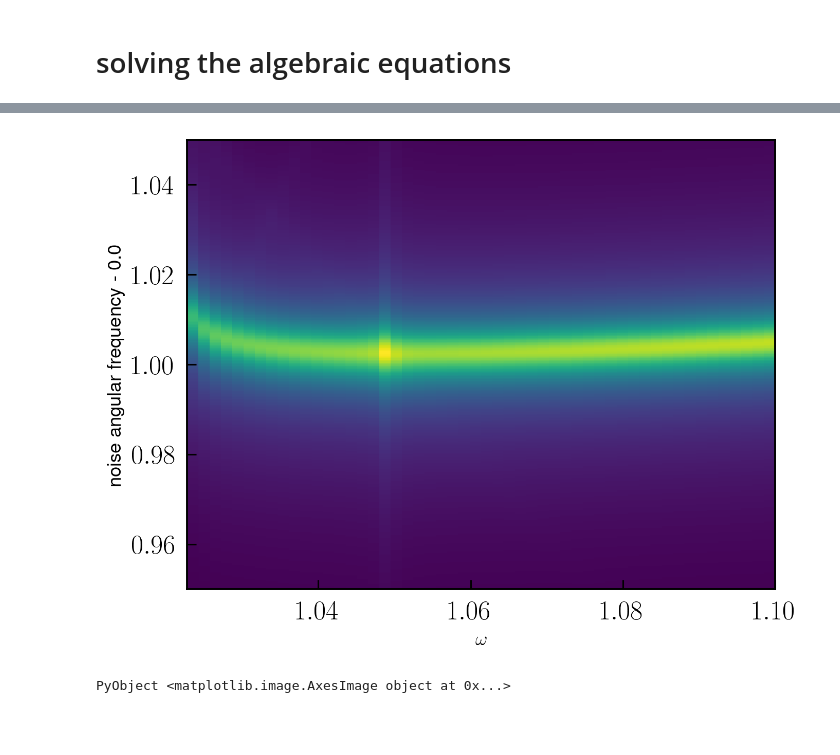
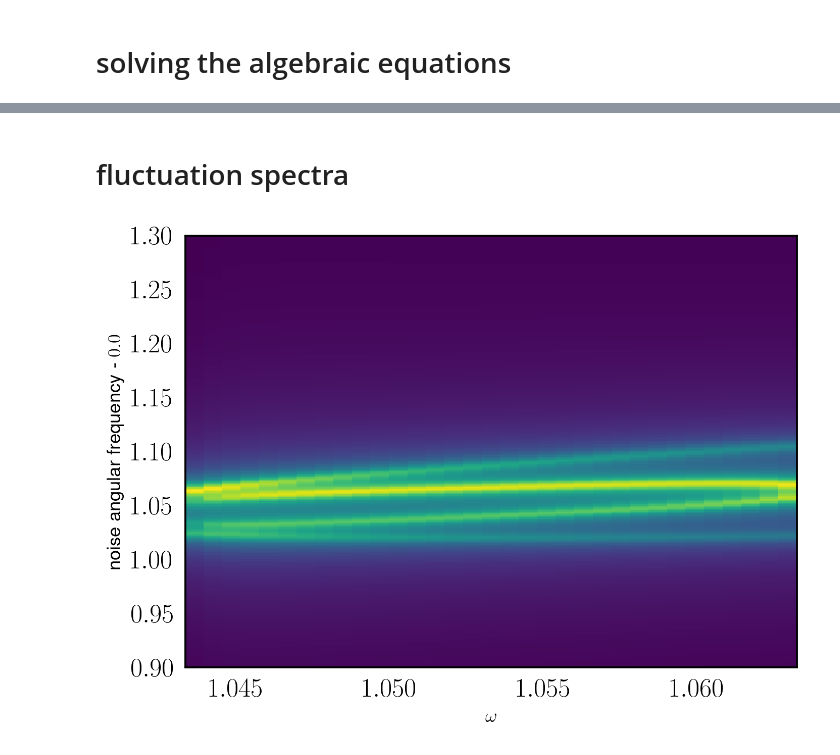
Before and after one commit to NonlinearOscillations/HarmonicBalance-notebooks, a Jupyter notebook: examples/coupled_Duffings.ipynb, the cells around one changed output, grey strips where cells are left out. Cells and saved outputs as stored; diff of their text form; code cells hidden in the pictures; blank space fills up the shorter version.

Commit message:
linear response example added

```diff
--- a/examples/coupled_Duffings.ipynb
+++ b/examples/coupled_Duffings.ipynb
@@ -84,5 +86,8 @@ findfont: Font family ['sans-serif'] not found. Falling back to DejaVu Sans.
+# %% [markdown]
+# fluctuation spectra
 # %%
-HarmonicBalance.LinearResponse.plot_jacobian_spectrum(soln, x, Ω_range=LinRange(0.95,1.05,300), branch=2)
+# select a branch
+branch = 2
+HarmonicBalance.LinearResponse.plot_jacobian_spectrum(soln, x, Ω_range=LinRange(0.9,1.3,300), branch=branch);
 # %% [output]
-[figure, old version]
+[figure, new version]
-PyObject <matplotlib.image.AxesImage object at 0x...>
```
Also changed, not shown: parts of 8 cells of this notebook, 3 other files.
